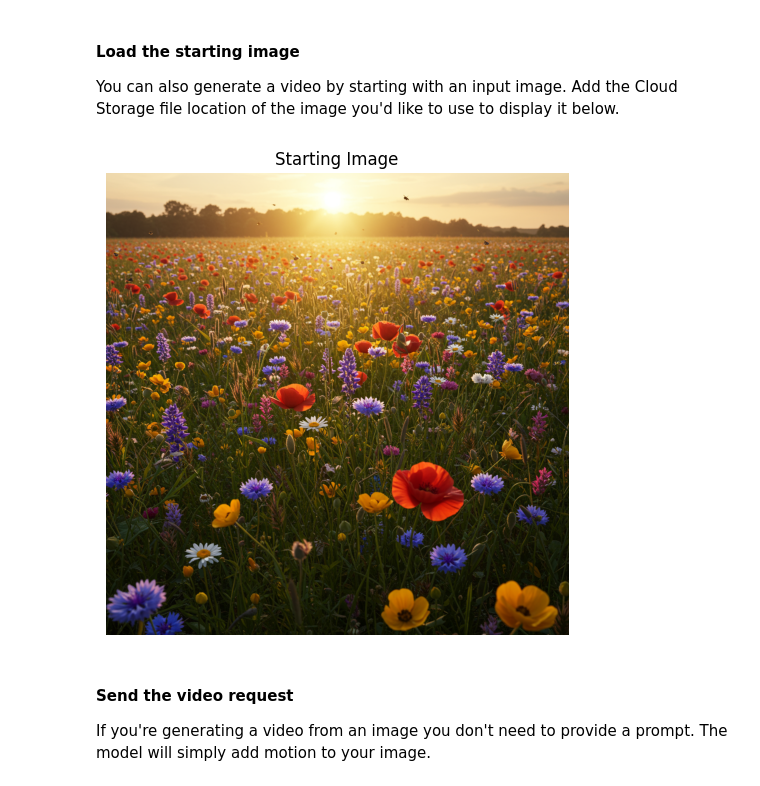
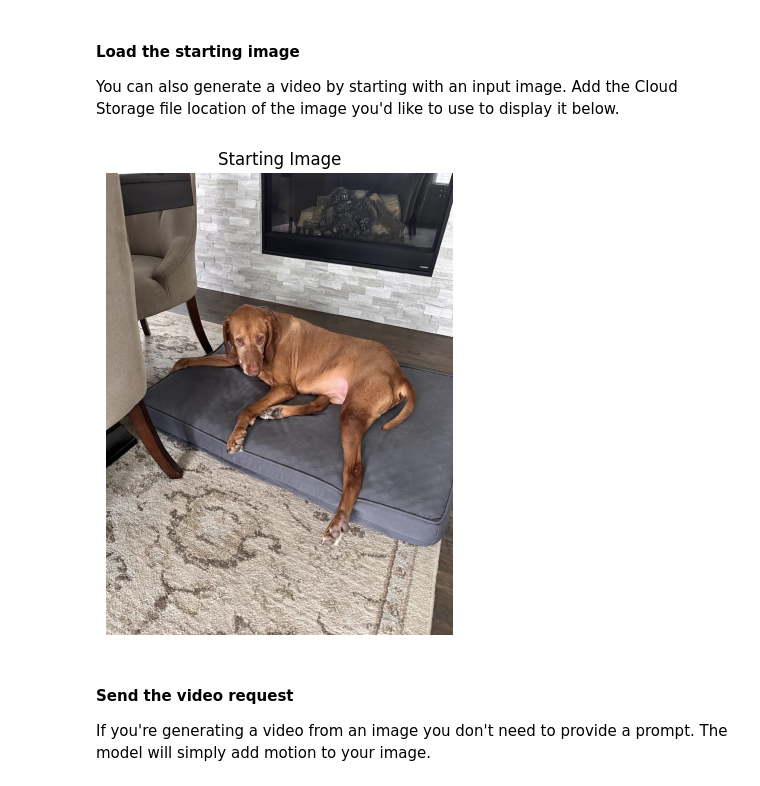
Before and after one commit to aminteer/image-to-video-veo2-test, a Jupyter notebook: vision/getting-started/veo2_video_generation.ipynb, the cells around one changed output. Saved outputs shown, nothing was run; the diff lists cells and outputs as text; code cells hidden in the pictures.

```diff
--- a/vision/getting-started/veo2_video_generation.ipynb
+++ b/vision/getting-started/veo2_video_generation.ipynb
@@ -208,15 +208,44 @@ if operation.response:
 #### Load the starting image
 
 You can also generate a video by starting with an input image. Add the Cloud Storage file location of the image you'd like to use to display it below.
+# %%
+# set up access to gcp bucket
+from google.cloud import storage
+from PIL import Image
+import io
+
+# Initialize GCS client (ensure GOOGLE_APPLICATION_CREDENTIALS is set)
+client = storage.Client()
+
+# Specify your bucket name and image path
+bucket_name = 'vibe-fun-image-move'
+image_blob_path = 'jdog.jpg'
+
+# Get the bucket and blob
+bucket = client.bucket(bucket_name)
+blob = bucket.blob(image_blob_path)
+
+# Download image data as bytes
+image_bytes = blob.download_as_bytes()
+
+# # Load image using PIL
+# image = Image.open(io.BytesIO(image_bytes))
+
+# # Show the image (optional)
+# image.show()
 # %%
-image_show = PIL_Image.open(
-    urllib.request.urlopen(
-        "https://storage.googleapis.com/cloud-samples-data/generative-ai/image/flowers.png"
-    )
-)
+image_show = PIL_Image.open(io.BytesIO(image_bytes))
 display_images(image_show)
+
+# image_show = PIL_Image.open(image_loc)
+#     # urllib.request.urlopen(
+#     #    # "https://storage.googleapis.com/cloud-samples-data/generative-ai/image/flowers.png"
+#     # )
+# #)
+
+# display_images(image_show)
 # %% [output]
-[figure, old version]
+[figure, new version]
 # %% [markdown]
 #### Send the video request
 
```
Also changed, not shown: parts of 2 cells of this notebook.
